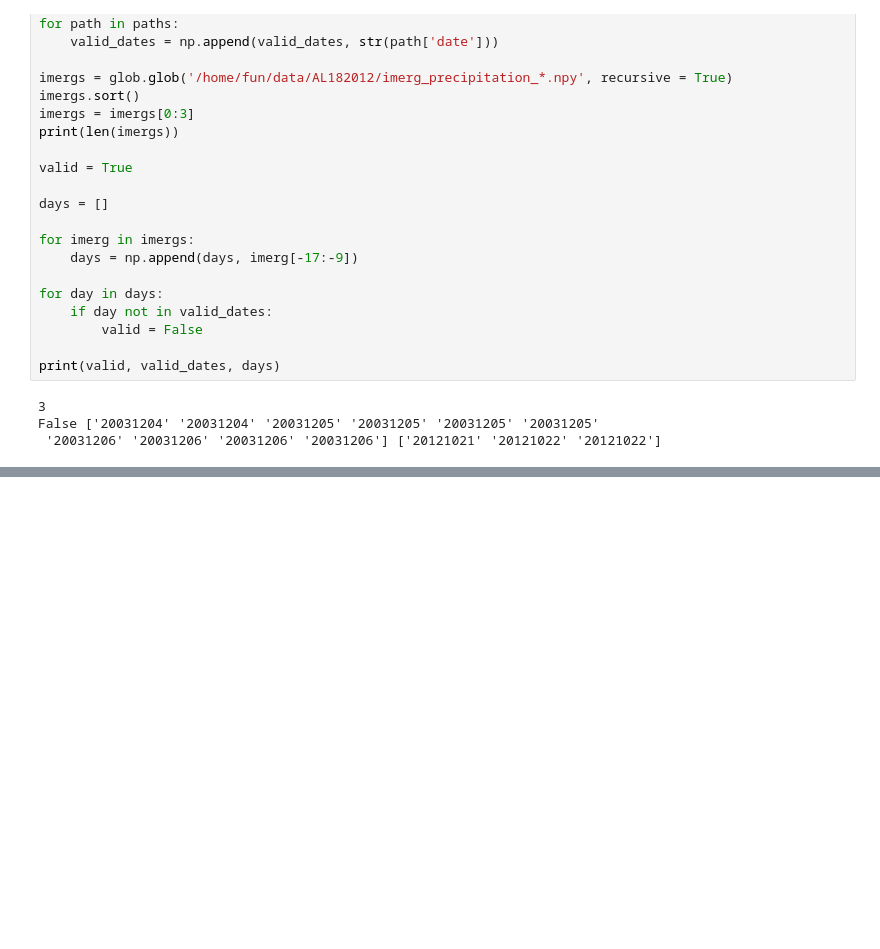
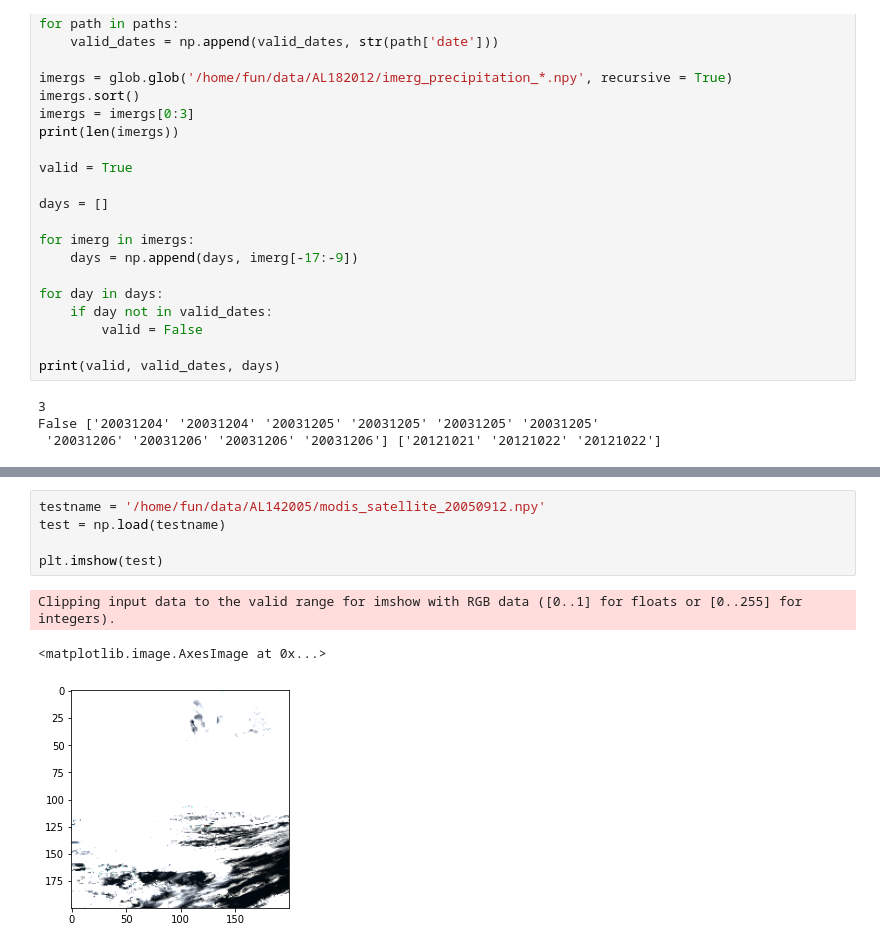
Before and after one commit to jliu2006/hurricane_intensity, a Jupyter notebook: test_model_framework.ipynb, the cells around one changed output, grey strips where cells are left out. Cells and saved outputs as stored; diff of their text form; blank space fills up the shorter version.

```diff
--- a/test_model_framework.ipynb
+++ b/test_model_framework.ipynb
@@ -828,0 +871,9 @@ False ['20031204' '20031204' '20031205' '20031205' '20031205' '20031205'
+# %%
+testname = '/home/fun/data/AL142005/modis_satellite_20050912.npy'
+test = np.load(testname)
+
+plt.imshow(test)
+# %% [output]
+Clipping input data to the valid range for imshow with RGB data ([0..1] for floats or [0..255] for integers).
+<matplotlib.image.AxesImage at 0x...>
+[figure, added]
```
Also changed, not shown: parts of 12 cells of this notebook, 4 other files.
